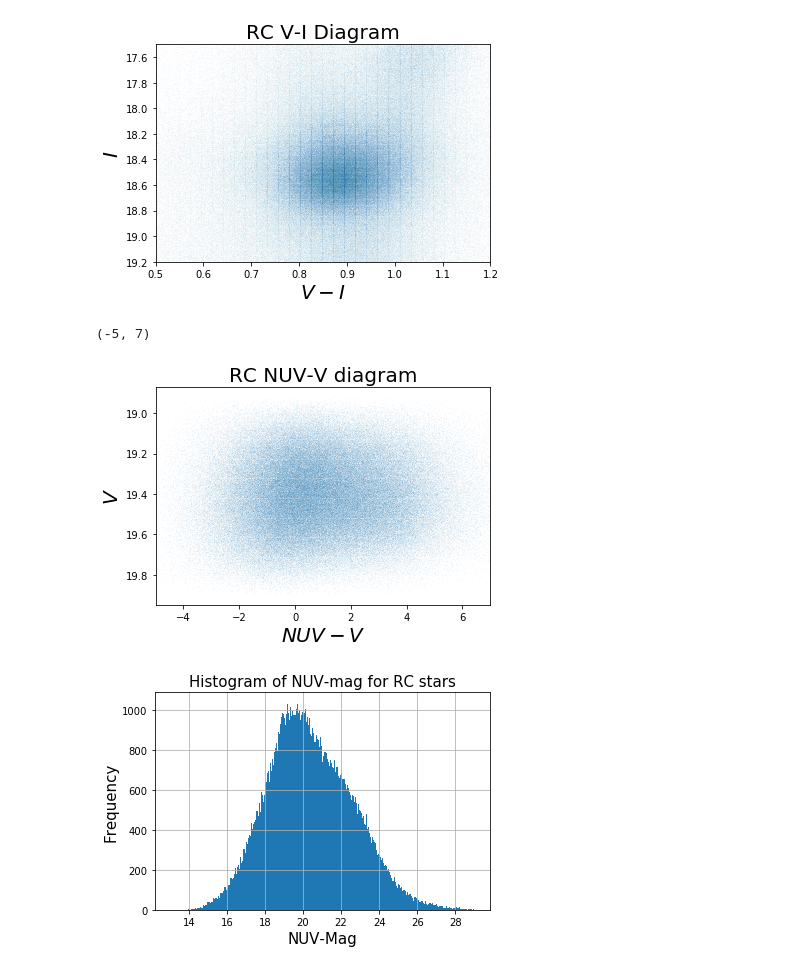
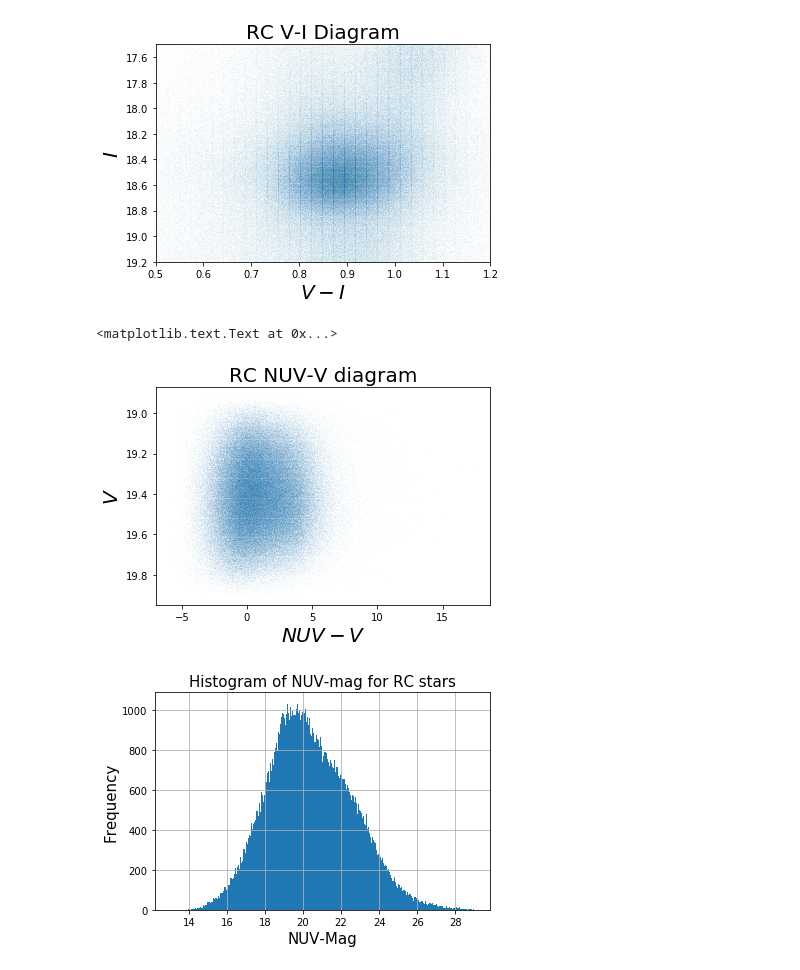
Before and after one commit to DouglasGrion/Red-Clump-Locations, a Jupyter notebook: Red-Clump-Location.ipynb, the cells around one changed output. Drawn from its saved outputs; the diff is of its cells as text; code cells hidden in the pictures.

Commit message:
Did a bunch of Diagrams and a Histogram!

```diff
--- a/Red-Clump-Location.ipynb
+++ b/Red-Clump-Location.ipynb
@@ -211,15 +211,14 @@ RC_phot_table = aperture_photometry(hdu[0], RC_apertures)
 RC_Flux = RC_phot_table['aperture_sum']
 NUV_magnitude = -2.5*np.log10(RC_Flux) + 20.08
 # %%
-plt.scatter(NUV_magnitude - RC_Vmag, RC_Vmag, s=0.003,alpha=0.2)
+plt.scatter(NUV_magnitude - RC_Vmag, RC_Vmag, s=0.003,alpha=0.17)
 plt.ylim(reversed(plt.ylim()))
 plt.xlabel("$NUV-V$", fontsize=20)
 plt.ylabel("$V$", fontsize=20)
 plt.title("RC NUV-V diagram", fontsize=20)
-plt.xlim(-5,7)
 # %% [output]
-(-5, 7)
+<matplotlib.text.Text at 0x...>
-[figure, old version]
+[figure, new version]
 # %%
 NUV_Mag2 = np.asarray(NUV_magnitude)
 NUV_Mag = NUV_Mag2.flatten()
```
Also changed, not shown: parts of 2 cells of this notebook.
